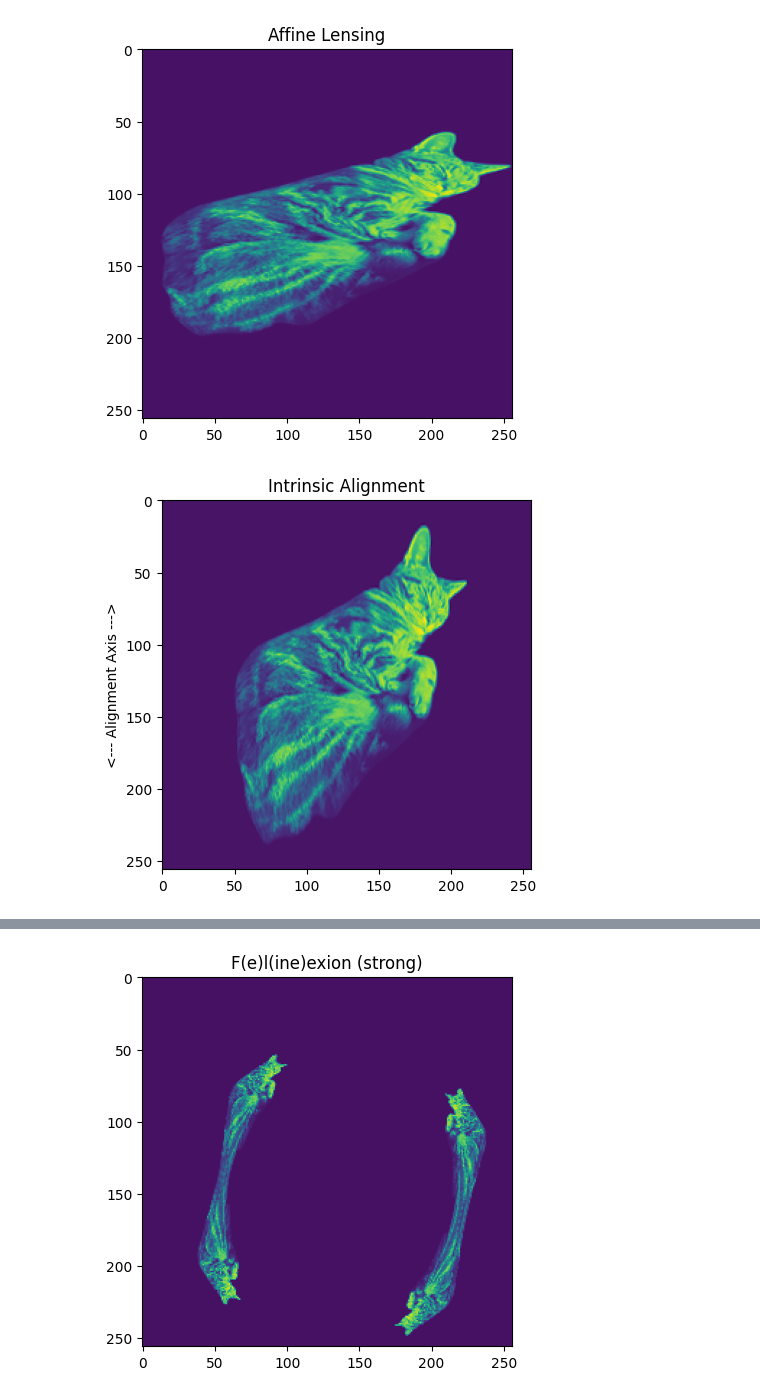
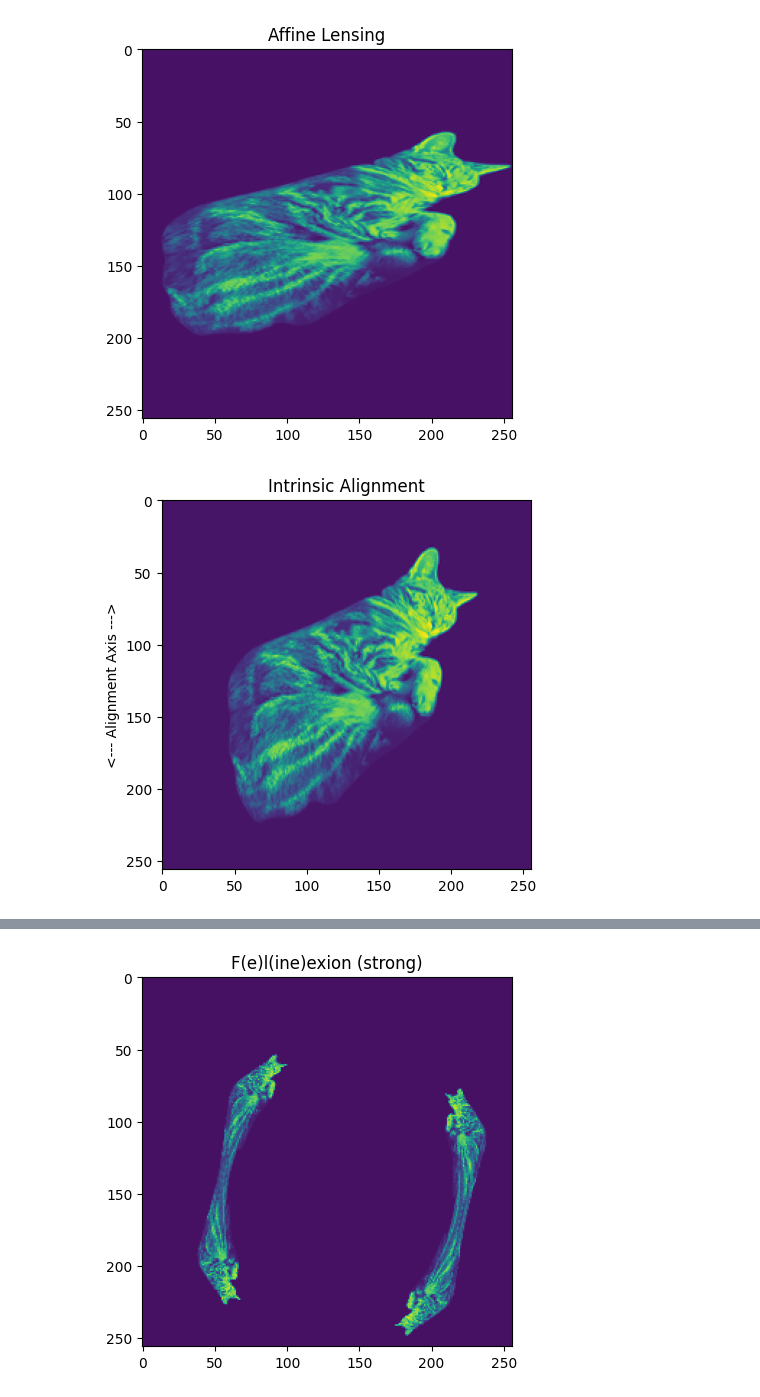
Before and after one commit to CMacM/BATSim, a Jupyter notebook: notebooks/CATSim/shear_cat.ipynb, the cells around one changed output, grey strips where cells are left out. Drawn from its saved outputs; the diff is of its cells as text; code cells hidden in the pictures.

Commit message:
Modified IA transform vectorisation to be less obtuse

```diff
--- a/notebooks/CATSim/shear_cat.ipynb
+++ b/notebooks/CATSim/shear_cat.ipynb
@@ -54,5 +54,4 @@ plt.savefig('cat_noshear')
 # %%
-cat_gal = galsim.InterpolatedImage("cat.fits", offset=[-20,40])
 stamp = Stamp(nn=256, scale=1)
 Lensing = batforms.LensTransform(gamma1=0.2, gamma2=0, kappa=0.01)
 stamp.transform_grids(Lensing)
@@ -65,17 +64,16 @@ plt.savefig('lens_cat')
 # %% [output]
 [figure]
 # %%
-cat_gal = galsim.InterpolatedImage("cat.fits", offset=[-20,40])
 stamp = Stamp(nn=256, scale=1)
-IA_cat = batforms.IaTransform(A=0.02, beta=0.8, phi=np.radians(90),
+IA_cat = batforms.IaTransform(A=0.01, phi=np.radians(90),
                               scale=1, hlr=2.5)
 stamp.transform_grids(IA_cat)
 
 # get galaxy array from stamp object
 cat_IA = stamp.sample_galaxy(cat_gal)
 plt.imshow(cat_IA)
 plt.title('Intrinsic Alignment')
 plt.ylabel('<--- Alignment Axis --->')
 plt.savefig('IA_cat')
 # %% [output]
-[figure, old version]
+[figure, new version]
```
Also changed, not shown: parts of 2 cells of this notebook, 4 other files.
